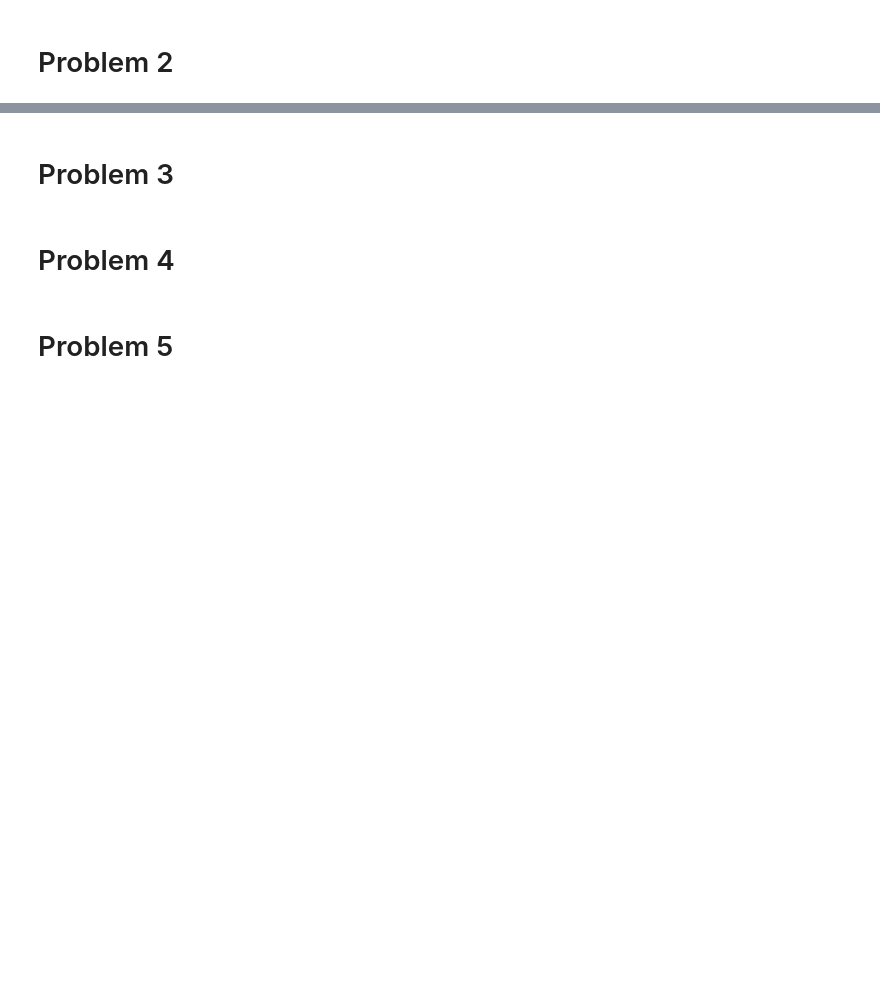
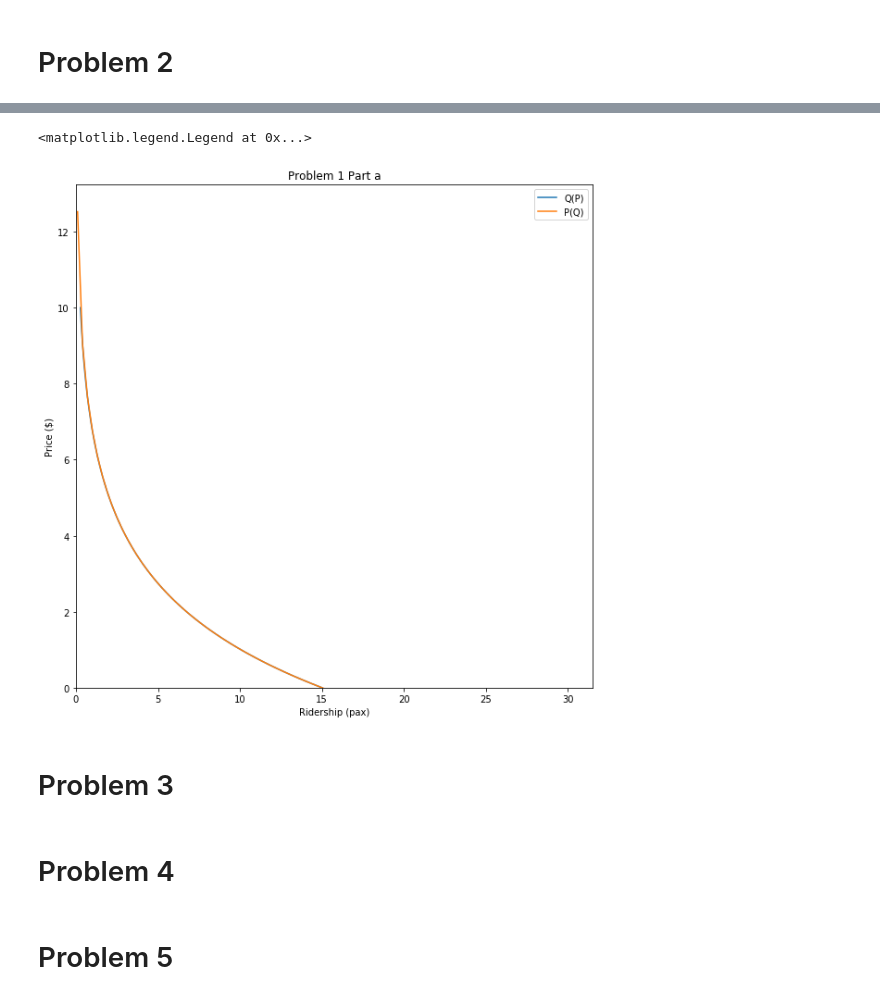
Before and after one commit to noahgarfinkle/Spring2020, a Jupyter notebook: CEE 498 Transportation Economics/Assignments/Assignment 2.ipynb, the cells around one changed output, grey strips where cells are left out. Drawn from its saved outputs; the diff is of its cells as text; code cells hidden in the pictures; blank space fills up the shorter version.

```diff
--- a/CEE 498 Transportation Economics/Assignments/Assignment 2.ipynb
+++ b/CEE 498 Transportation Economics/Assignments/Assignment 2.ipynb
@@ -119,3 +197,24 @@ consumerSurplus - producerLoss
+# %%
+Qs_i = np.linspace(0.1,30,100)
+Ps_i = [P(Q) for Q in Qs_i]
+# %%
+fig,ax = plt.subplots(figsize=(10,10))
+# y axis is price
+# x axis is demand
+ax.plot(Qs,Ps,label="Q(P)")
+ax.plot(Qs_i,Ps_i,label="P(Q)")
+ax.set_ylabel("Price ($)")
+ax.set_xlabel("Ridership (pax)")
+ax.set_title("Problem 1 Part a")
+
+
+ax.set_xlim(left=0)
+ax.set_ylim(bottom=0)
+
+ax.legend()
+# %% [output]
+<matplotlib.legend.Legend at 0x...>
+[figure, added]
 # %% [markdown]
 # Problem 3
 # %% [markdown]
```
Also changed, not shown: parts of 13 cells of this notebook.
